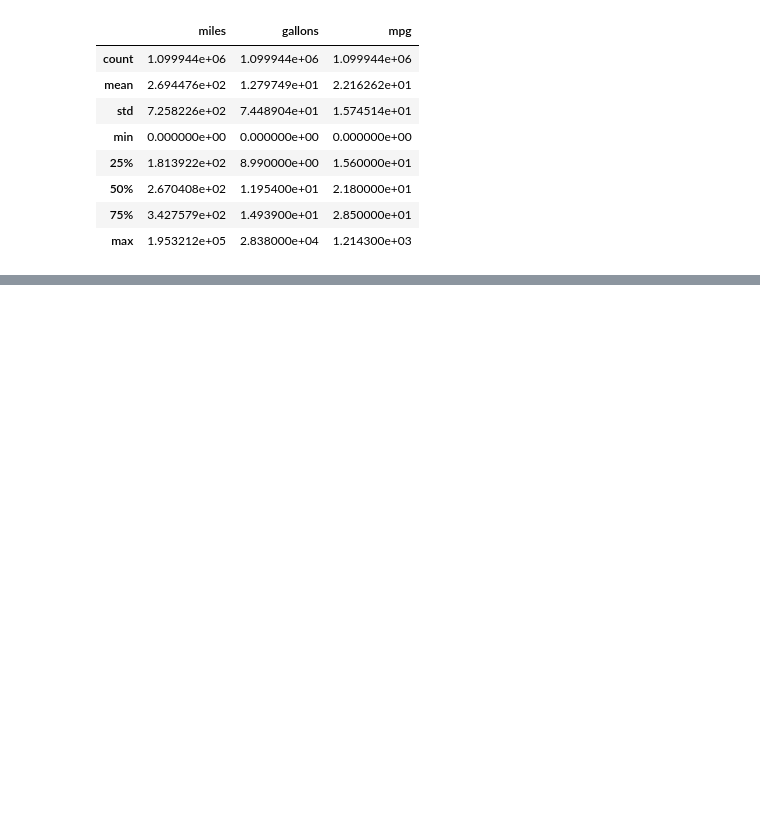
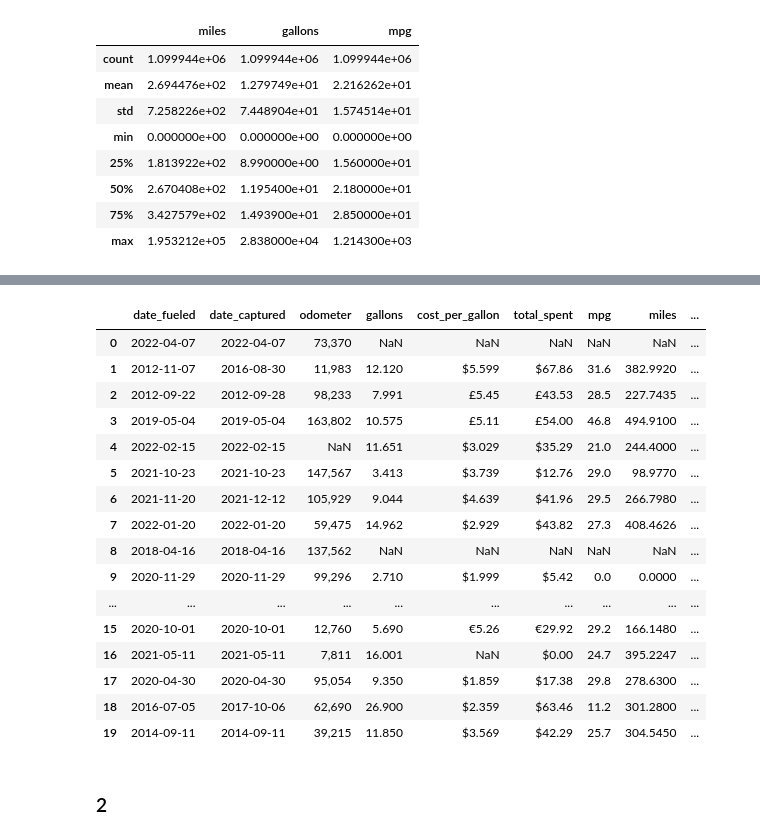
Before and after one commit to A-MAK15/DVE-Assignment, a Jupyter notebook: DVE-checkpoint.ipynb, the cells around one changed output, grey strips where cells are left out. Saved outputs shown, nothing was run; the diff lists cells and outputs as text; code cells hidden in the pictures; blank space fills up the shorter version.

```diff
--- a/DVE-checkpoint.ipynb
+++ b/DVE-checkpoint.ipynb
@@ -256,9 +256,9 @@ df[["odometer", "cost_per_gallon", "total_spent"]]
 cols = ["odometer", "cost_per_gallon", "total_spent"]
 
 #Check for decimals
-for col in cols:
-    df[col] = pd.to_numeric(
-        df[col].astype(str).str.replace(",", ""),
-        errors="coerce"
-    )
+# for col in cols:
+#     df[col] = pd.to_numeric(
+#         df[col].astype(str).str.replace(",", ""),
+#         errors="coerce"
+#     )
 # %%
@@ -361,0 +373,3 @@ df[["miles", "gallons", "mpg"]].describe()
+# %%
+df["currency"] = df["cost_per_gallon"].str.extract(r'^([^\d\s.,]+)', expand=False)
+df["currency"]
@@ -361,0 +405,22 @@ df[["miles", "gallons", "mpg"]].describe()
+# %%
+df.head(20)
+# %% [output]
+|  | date_fueled | date_captured | odometer | gallons | cost_per_gallon | total_spent | mpg | miles | ... |
+| 0 | 2022-04-07 | 2022-04-07 | 73,370 | NaN | NaN | NaN | NaN | NaN | ... |
+| 1 | 2012-11-07 | 2016-08-30 | 11,983 | 12.120 | $5.599 | $67.86 | 31.6 | 382.9920 | ... |
+| 2 | 2012-09-22 | 2012-09-28 | 98,233 | 7.991 | £5.45 | £43.53 | 28.5 | 227.7435 | ... |
+| 3 | 2019-05-04 | 2019-05-04 | 163,802 | 10.575 | £5.11 | £54.00 | 46.8 | 494.9100 | ... |
+| 4 | 2022-02-15 | 2022-02-15 | NaN | 11.651 | $3.029 | $35.29 | 21.0 | 244.4000 | ... |
+| 5 | 2021-10-23 | 2021-10-23 | 147,567 | 3.413 | $3.739 | $12.76 | 29.0 | 98.9770 | ... |
+| 6 | 2021-11-20 | 2021-12-12 | 105,929 | 9.044 | $4.639 | $41.96 | 29.5 | 266.7980 | ... |
+| 7 | 2022-01-20 | 2022-01-20 | 59,475 | 14.962 | $2.929 | $43.82 | 27.3 | 408.4626 | ... |
+| 8 | 2018-04-16 | 2018-04-16 | 137,562 | NaN | NaN | NaN | NaN | NaN | ... |
+| 9 | 2020-11-29 | 2020-11-29 | 99,296 | 2.710 | $1.999 | $5.42 | 0.0 | 0.0000 | ... |
+| ... | ... | ... | ... | ... | ... | ... | ... | ... | ... |
+| 15 | 2020-10-01 | 2020-10-01 | 12,760 | 5.690 | €5.26 | €29.92 | 29.2 | 166.1480 | ... |
+| 16 | 2021-05-11 | 2021-05-11 | 7,811 | 16.001 | NaN | $0.00 | 24.7 | 395.2247 | ... |
+| 17 | 2020-04-30 | 2020-04-30 | 95,054 | 9.350 | $1.859 | $17.38 | 29.8 | 278.6300 | ... |
+| 18 | 2016-07-05 | 2017-10-06 | 62,690 | 26.900 | $2.359 | $63.46 | 11.2 | 301.2800 | ... |
+| 19 | 2014-09-11 | 2014-09-11 | 39,215 | 11.850 | $3.569 | $42.29 | 25.7 | 304.5450 | ... |
+# %% [markdown]
+### 2
```
Also changed, not shown: parts of 80 cells of this notebook.
